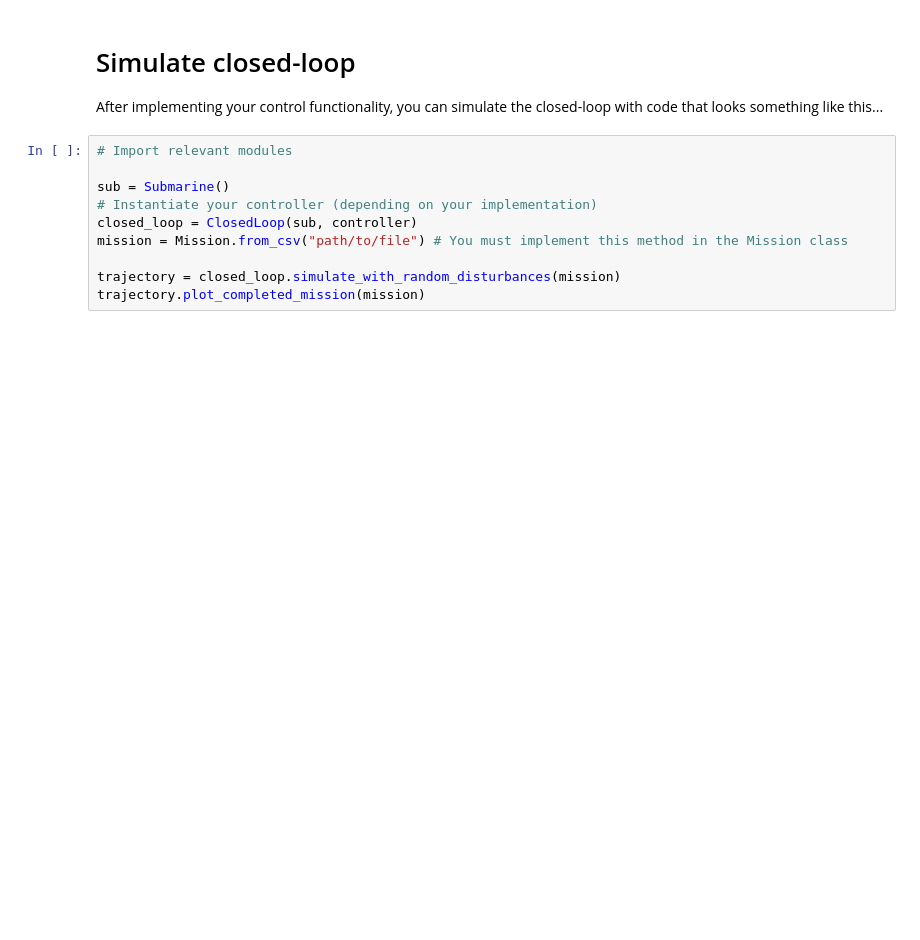
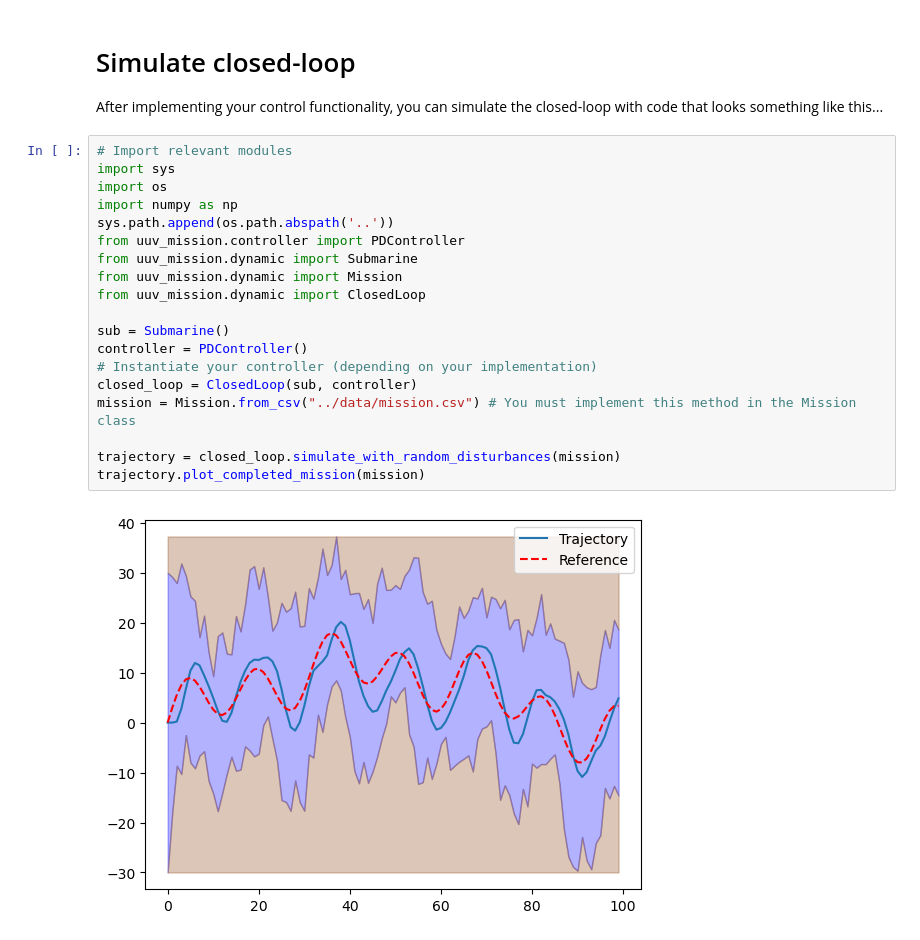
Before and after one commit to T-ny324/b1-coding-practical-mt24, a Jupyter notebook: notebooks/demo.ipynb, the cells around one changed output. Drawn from its saved outputs; the diff is of its cells as text; blank space fills up the shorter version.

Commit message:
Imported modules needed and implemented them to check if tracking is successfull

```diff
--- a/notebooks/demo.ipynb
+++ b/notebooks/demo.ipynb
@@ -13,11 +13,22 @@ print(sys.path)
 After implementing your control functionality, you can simulate the closed-loop with code that looks something like this...
 # %%
 # Import relevant modules
+import sys
+import os
+import numpy as np
+sys.path.append(os.path.abspath('..'))
+from uuv_mission.controller import PDController
+from uuv_mission.dynamic import Submarine
+from uuv_mission.dynamic import Mission
+from uuv_mission.dynamic import ClosedLoop
 
 sub = Submarine()
+controller = PDController()
 # Instantiate your controller (depending on your implementation)
 closed_loop = ClosedLoop(sub, controller)
-mission = Mission.from_csv("path/to/file") # You must implement this method in the Mission class
+mission = Mission.from_csv("../data/mission.csv") # You must implement this method in the Mission class
 
 trajectory = closed_loop.simulate_with_random_disturbances(mission)
 trajectory.plot_completed_mission(mission)
+# %% [output]
+[figure, added]
```
